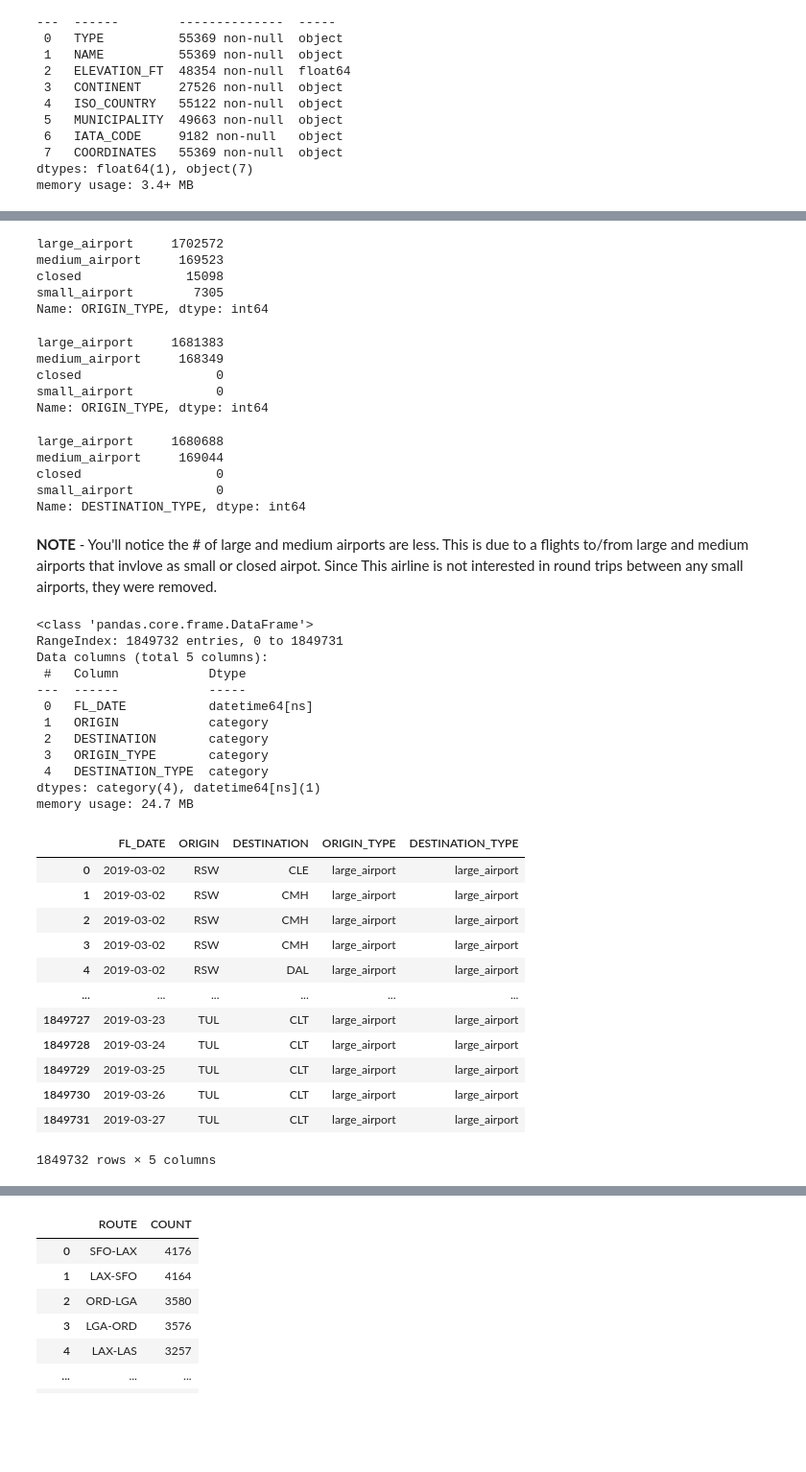
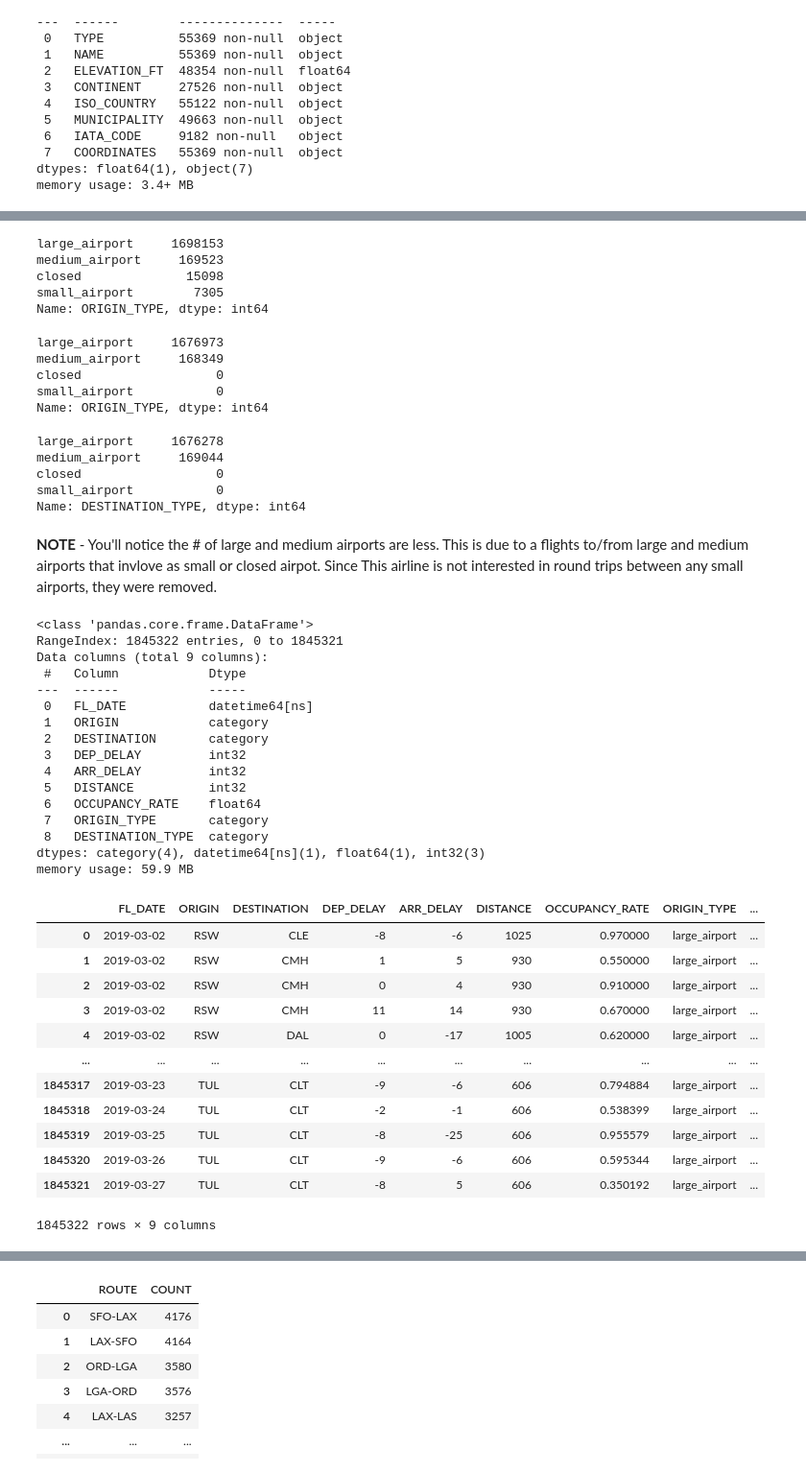
Before and after one commit to jt-hunter/Datachallenge, a Jupyter notebook: James Taylor Data Challenge.ipynb, the cells around one changed output, grey strips where cells are left out. Shown at 96% size. Drawn from its saved outputs; the diff is of its cells as text; code cells hidden in the pictures; blank space fills up the shorter version.

```diff
--- a/James Taylor Data Challenge.ipynb
+++ b/James Taylor Data Challenge.ipynb
@@ -366,4 +452,4 @@ False    1864272
 Name: CANCELLED, dtype: int64
 # %%
-flights1 = flights1.drop('CANCELLED', axis=1).reset_index(drop=True)
+flights_cleaned = flights_cleaned.drop('CANCELLED', axis=1).reset_index(drop=True)
 # %%
@@ -412,7 +503,7 @@ memory usage: 3.4+ MB
 # %%
-flights1_airpot_code_merged = flights1.join(airport_codes.set_index('IATA_CODE')['TYPE'], on='ORIGIN')\
+flights_airpot_code_merged = flights_cleaned.join(airport_codes.set_index('IATA_CODE')['TYPE'], on='ORIGIN')\
                                                                 .rename(columns={'TYPE': 'ORIGIN_TYPE'})
 
-flights1_airpot_code_merged = flights1_airpot_code_merged.join(airport_codes.set_index('IATA_CODE')['TYPE'], on='DESTINATION')\
+flights_airpot_code_merged = flights_airpot_code_merged.join(airport_codes.set_index('IATA_CODE')['TYPE'], on='DESTINATION')\
                                                                 .rename(columns={'TYPE': 'DESTINATION_TYPE'})
 # %%
@@ -449,5 +557,6 @@ memory usage: 86.7+ MB
 # %%
-flights1_airpot_code_merged = get_columns_to_category(flights1_airpot_code_merged, ['ORIGIN', 'DESTINATION', 'ORIGIN_TYPE', 'DESTINATION_TYPE'])
-flights1_airpot_code_merged.info()
+flights_airpot_code_merged = get_columns_to_category(flights_airpot_code_merged,\
+                                                        ['ORIGIN', 'DESTINATION', 'ORIGIN_TYPE', 'DESTINATION_TYPE'])
+flights_airpot_code_merged.info()
 # %% [output]
 <class 'pandas.core.frame.DataFrame'>
@@ -465,26 +578,30 @@ memory usage: 39.8 MB
 # %%
-flights1_airpot_code_merged['ORIGIN_TYPE'].value_counts()
+flights_airpot_code_merged['ORIGIN_TYPE'].value_counts()
 # %% [output]
-large_airport     1702572
+large_airport     1698153
 medium_airport     169523
 closed              15098
 small_airport        7305
 Name: ORIGIN_TYPE, dtype: int64
 # %%
-flights1_airpot_code_merged = flights1_airpot_code_merged[flights1_airpot_code_merged['ORIGIN_TYPE'].isin(['large_airport', 'medium_airport'])]
-flights1_airpot_code_merged = flights1_airpot_code_merged[flights1_airpot_code_merged['DESTINATION_TYPE'].isin(['large_airport', 'medium_airport'])].reset_index(drop=True)
+flights_airpot_code_merged = flights_airpot_code_merged[flights_airpot_code_merged['ORIGIN_TYPE']\
+                                                          .isin(['large_airport', 'medium_airport'])]
+
+flights_airpot_code_merged = flights_airpot_code_merged[flights_airpot_code_merged['DESTINATION_TYPE']\
+                                                            .isin(['large_airport', 'medium_airport'])]\
+                                                            .reset_index(drop=True)
 # %%
-flights1_airpot_code_merged['ORIGIN_TYPE'].value_counts()
+flights_airpot_code_merged['ORIGIN_TYPE'].value_counts()
 # %% [output]
-large_airport     1681383
+large_airport     1676973
 medium_airport     168349
 closed                  0
 small_airport           0
 Name: ORIGIN_TYPE, dtype: int64
 # %%
-flights1_airpot_code_merged['DESTINATION_TYPE'].value_counts()
+flights_airpot_code_merged['DESTINATION_TYPE'].value_counts()
 # %% [output]
-large_airport     1680688
+large_airport     1676278
 medium_airport     169044
 closed                  0
 small_airport           0
@@ -492,34 +609,38 @@ Name: DESTINATION_TYPE, dtype: int64
 # %% [markdown]
 **NOTE** - You'll notice the # of large and medium airports are less. This is due to a flights to/from large and medium airports that invlove as small or closed airpot. Since This airline is not interested in round trips between any small airports, they were removed.
 # %%
-flights1_airpot_code_merged.info()
+flights_airpot_code_merged.info()
 # %% [output]
 <class 'pandas.core.frame.DataFrame'>
-RangeIndex: 1849732 entries, 0 to 1849731
-Data columns (total 5 columns):
+RangeIndex: 1845322 entries, 0 to 1845321
+Data columns (total 9 columns):
  #   Column            Dtype
 ---  ------            -----
  0   FL_DATE           datetime64[ns]
  1   ORIGIN            category
  2   DESTINATION       category
- 3   ORIGIN_TYPE       category
- 4   DESTINATION_TYPE  category
-dtypes: category(4), datetime64[ns](1)
-memory usage: 24.7 MB
+ 3   DEP_DELAY         int32
+ 4   ARR_DELAY         int32
+ 5   DISTANCE          int32
+ 6   OCCUPANCY_RATE    float64
+ 7   ORIGIN_TYPE       category
+ 8   DESTINATION_TYPE  category
+dtypes: category(4), datetime64[ns](1), float64(1), int32(3)
+memory usage: 59.9 MB
 # %%
-flights1_airpot_code_merged
+flights_airpot_code_merged
 # %% [output]
-|  | FL_DATE | ORIGIN | DESTINATION | ORIGIN_TYPE | DESTINATION_TYPE |
-| 0 | 2019-03-02 | RSW | CLE | large_airport | large_airport |
-| 1 | 2019-03-02 | RSW | CMH | large_airport | large_airport |
-| 2 | 2019-03-02 | RSW | CMH | large_airport | large_airport |
-| 3 | 2019-03-02 | RSW | CMH | large_airport | large_airport |
-| 4 | 2019-03-02 | RSW | DAL | large_airport | large_airport |
-| ... | ... | ... | ... | ... | ... |
-| 1849727 | 2019-03-23 | TUL | CLT | large_airport | large_airport |
-| 1849728 | 2019-03-24 | TUL | CLT | large_airport | large_airport |
-| 1849729 | 2019-03-25 | TUL | CLT | large_airport | large_airport |
-| 1849730 | 2019-03-26 | TUL | CLT | large_airport | large_airport |
-| 1849731 | 2019-03-27 | TUL | CLT | large_airport | large_airport |
+|  | FL_DATE | ORIGIN | DESTINATION | DEP_DELAY | ARR_DELAY | DISTANCE | OCCUPANCY_RATE | ORIGIN_TYPE | ... |
+| 0 | 2019-03-02 | RSW | CLE | -8 | -6 | 1025 | 0.970000 | large_airport | ... |
+| 1 | 2019-03-02 | RSW | CMH | 1 | 5 | 930 | 0.550000 | large_airport | ... |
+| 2 | 2019-03-02 | RSW | CMH | 0 | 4 | 930 | 0.910000 | large_airport | ... |
+| 3 | 2019-03-02 | RSW | CMH | 11 | 14 | 930 | 0.670000 | large_airport | ... |
+| 4 | 2019-03-02 | RSW | DAL | 0 | -17 | 1005 | 0.620000 | large_airport | ... |
+| ... | ... | ... | ... | ... | ... | ... | ... | ... | ... |
+| 1845317 | 2019-03-23 | TUL | CLT | -9 | -6 | 606 | 0.794884 | large_airport | ... |
+| 1845318 | 2019-03-24 | TUL | CLT | -2 | -1 | 606 | 0.538399 | large_airport | ... |
+| 1845319 | 2019-03-25 | TUL | CLT | -8 | -25 | 606 | 0.955579 | large_airport | ... |
+| 1845320 | 2019-03-26 | TUL | CLT | -9 | -6 | 606 | 0.595344 | large_airport | ... |
+| 1845321 | 2019-03-27 | TUL | CLT | -8 | 5 | 606 | 0.350192 | large_airport | ... |
-1849732 rows × 5 columns
+1845322 rows × 9 columns
 # %%
```
Also changed, not shown: parts of 89 cells of this notebook.
